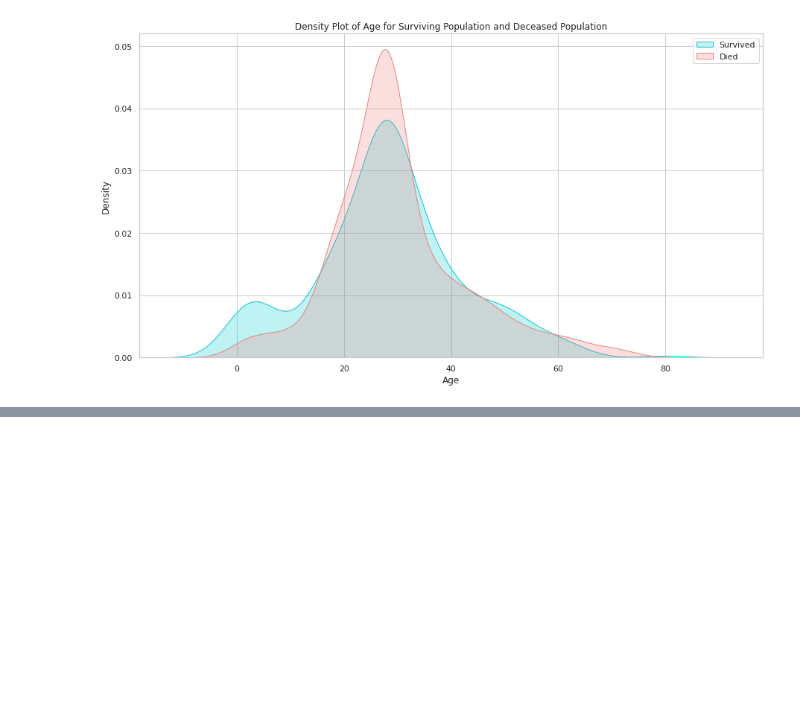
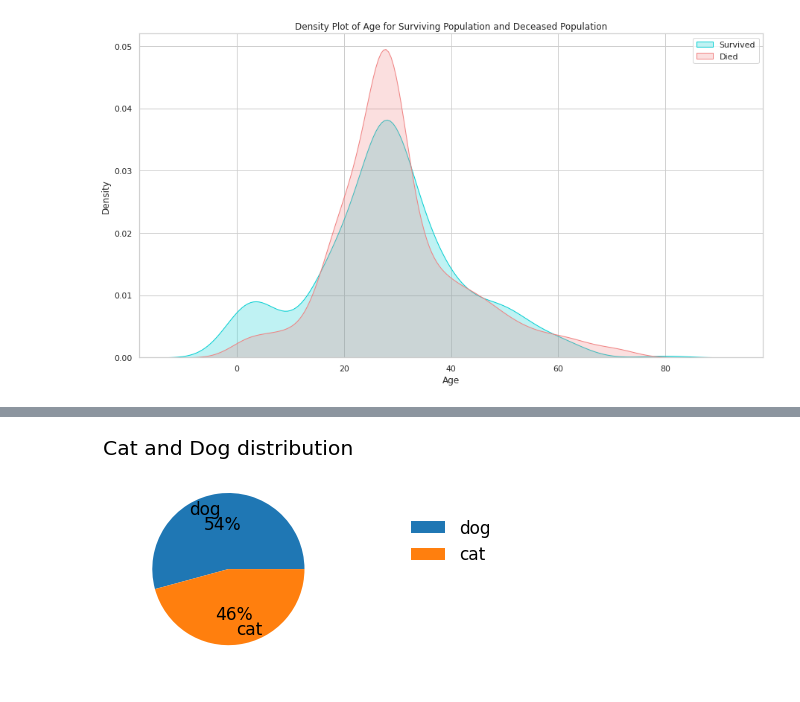
Before and after one commit to KTUYTS/cs441-19-sp2023-data-visualization, a Jupyter notebook: cs441_sp2023_tuyts.ipynb, the cells around one changed output, grey strips where cells are left out. Saved outputs shown, nothing was run; the diff lists cells and outputs as text; code cells hidden in the pictures; blank space fills up the shorter version.

```diff
--- a/cs441_sp2023_tuyts.ipynb
+++ b/cs441_sp2023_tuyts.ipynb
@@ -251,0 +163,19 @@ plt.show()
+# %%
+#https://towardsdatascience.com/python-plotting-basics-simple-charts-with-matplotlib-seaborn-and-plotly-e36346952a3a
+fig, ax = plt.subplots(figsize=(3,4))
+plt.rcParams['font.size']=17
+#percent count
+labels = ["dog","cat"]
+percentages = [(data[data["Type"]==1].AdoptionSpeed.shape[0]*100)/data.shape[0],
+               (data[data["Type"]==2].AdoptionSpeed.shape[0]*100)/data.shape[0]]
+
+ax.pie(percentages, labels=labels,
+        autopct='%1.0f%%',
+       shadow=False, startangle=0,
+       pctdistance=0.6,labeldistance=0.8)
+ax.axis('equal')
+ax.set_title("Cat and Dog distribution")
+ax.legend(frameon=False, bbox_to_anchor=(1.5,0.8))
+plt.show()
+# %% [output]
+[figure, added]
```
Also changed, not shown: parts of 12 cells of this notebook.
